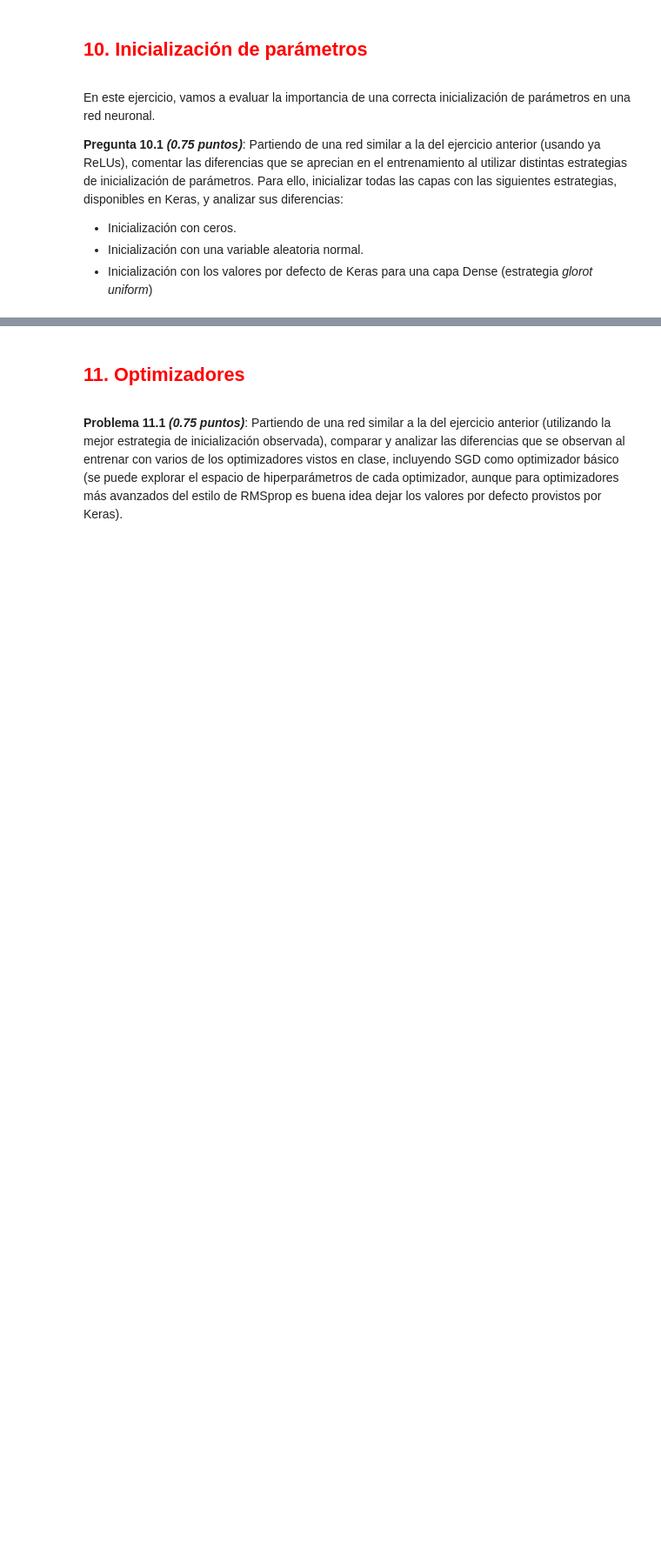
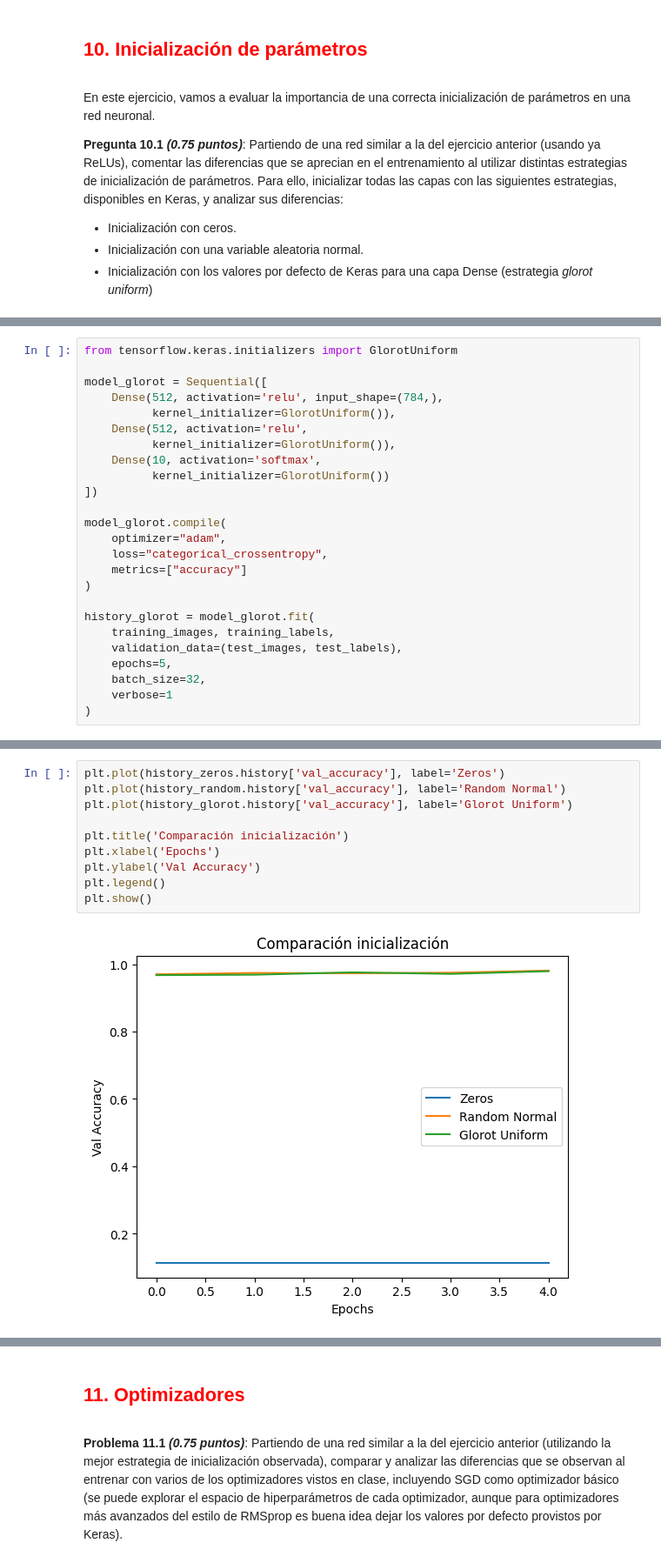
Before and after one commit to josejpgg/RN_UNIR, a Jupyter notebook: Actividad1/muinar06_act1_individual.ipynb, the cells around one changed output, grey strips where cells are left out. Shown at 87% size. Cells and saved outputs as stored; diff of their text form; blank space fills up the shorter version.

```diff
--- a/Actividad1/muinar06_act1_individual.ipynb
+++ b/Actividad1/muinar06_act1_individual.ipynb
@@ -466,0 +779,25 @@ En este ejercicio, vamos a evaluar la importancia de una correcta inicializació
+# %%
+from tensorflow.keras.initializers import GlorotUniform
+
+model_glorot = Sequential([
+    Dense(512, activation='relu', input_shape=(784,),
+          kernel_initializer=GlorotUniform()),
+    Dense(512, activation='relu',
+          kernel_initializer=GlorotUniform()),
+    Dense(10, activation='softmax',
+          kernel_initializer=GlorotUniform())
+])
+
+model_glorot.compile(
+    optimizer="adam",
+    loss="categorical_crossentropy",
+    metrics=["accuracy"]
+)
+
+history_glorot = model_glorot.fit(
+    training_images, training_labels,
+    validation_data=(test_images, test_labels),
+    epochs=5,
+    batch_size=32,
+    verbose=1
+)
@@ -466,0 +815,12 @@ En este ejercicio, vamos a evaluar la importancia de una correcta inicializació
+# %%
+plt.plot(history_zeros.history['val_accuracy'], label='Zeros')
+plt.plot(history_random.history['val_accuracy'], label='Random Normal')
+plt.plot(history_glorot.history['val_accuracy'], label='Glorot Uniform')
+
+plt.title('Comparación inicialización')
+plt.xlabel('Epochs')
+plt.ylabel('Val Accuracy')
+plt.legend()
+plt.show()
+# %% [output]
+[figure, added]
```
Also changed, not shown: parts of 36 cells of this notebook.
